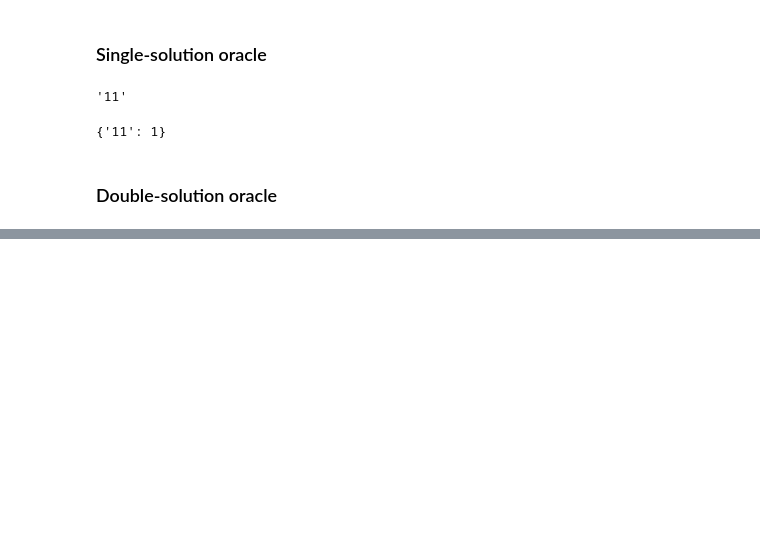
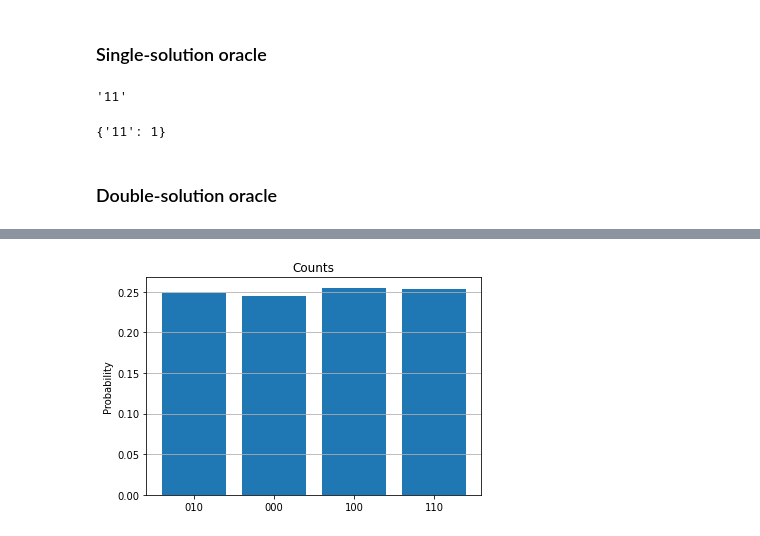
Before and after one commit to davkk/quantum-computing, a Jupyter notebook: project.ipynb, the cells around one changed output, grey strips where cells are left out. Cells and saved outputs as stored; diff of their text form; code cells hidden in the pictures; blank space fills up the shorter version.

```diff
--- a/project.ipynb
+++ b/project.ipynb
@@ -176,0 +337,5 @@ plot_histogram(counts)
+# %%
+counts = simulate(program=p, measured=range(nqubits), shots=1024)
+plot_histogram(counts=counts)
+# %% [output]
+[figure, added]
```
Also changed, not shown: parts of 17 cells of this notebook, 13 other files.
